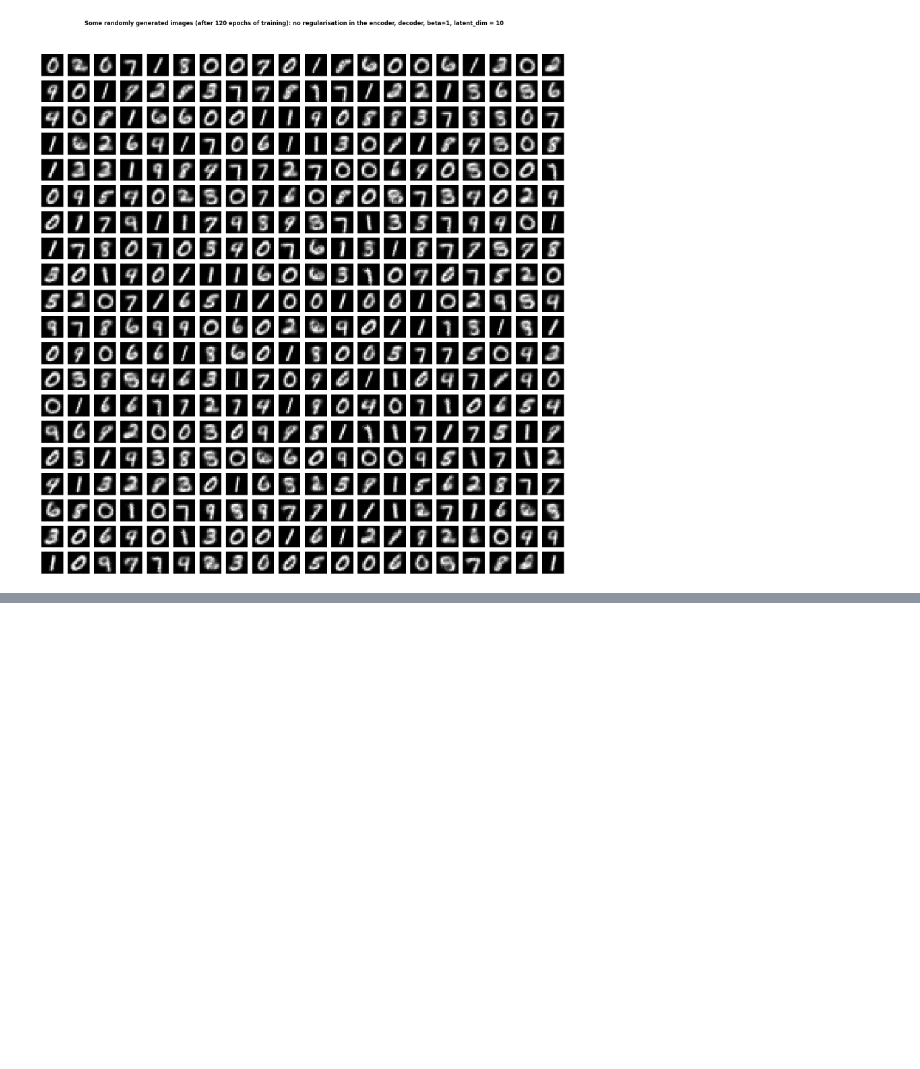
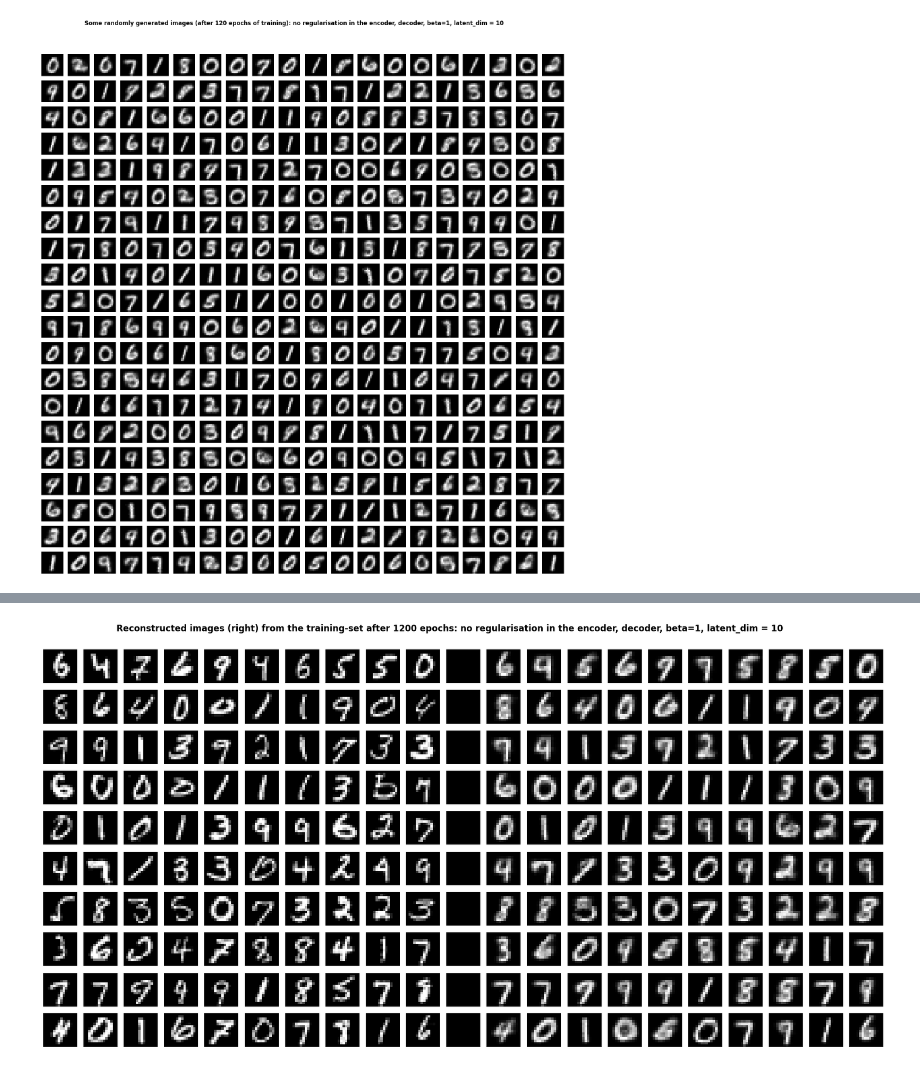
Before and after one commit to AtSourav/Beta-VAE-on-MNIST, a Jupyter notebook: MNIST_beta1_noreg_l10.ipynb, the cells around one changed output, grey strips where cells are left out. Saved outputs shown, nothing was run; the diff lists cells and outputs as text; code cells hidden in the pictures; blank space fills up the shorter version.

```diff
--- a/MNIST_beta1_noreg_l10.ipynb
+++ b/MNIST_beta1_noreg_l10.ipynb
@@ -302,0 +351,4 @@ plot_generated(scale=2,edge=20,epochs=120)
+# %%
+plot_reconstruction(img_valid, 'training', 200, 1200)
+# %% [output]
+[figure, added]
```
Also changed, not shown: parts of 9 cells of this notebook.
